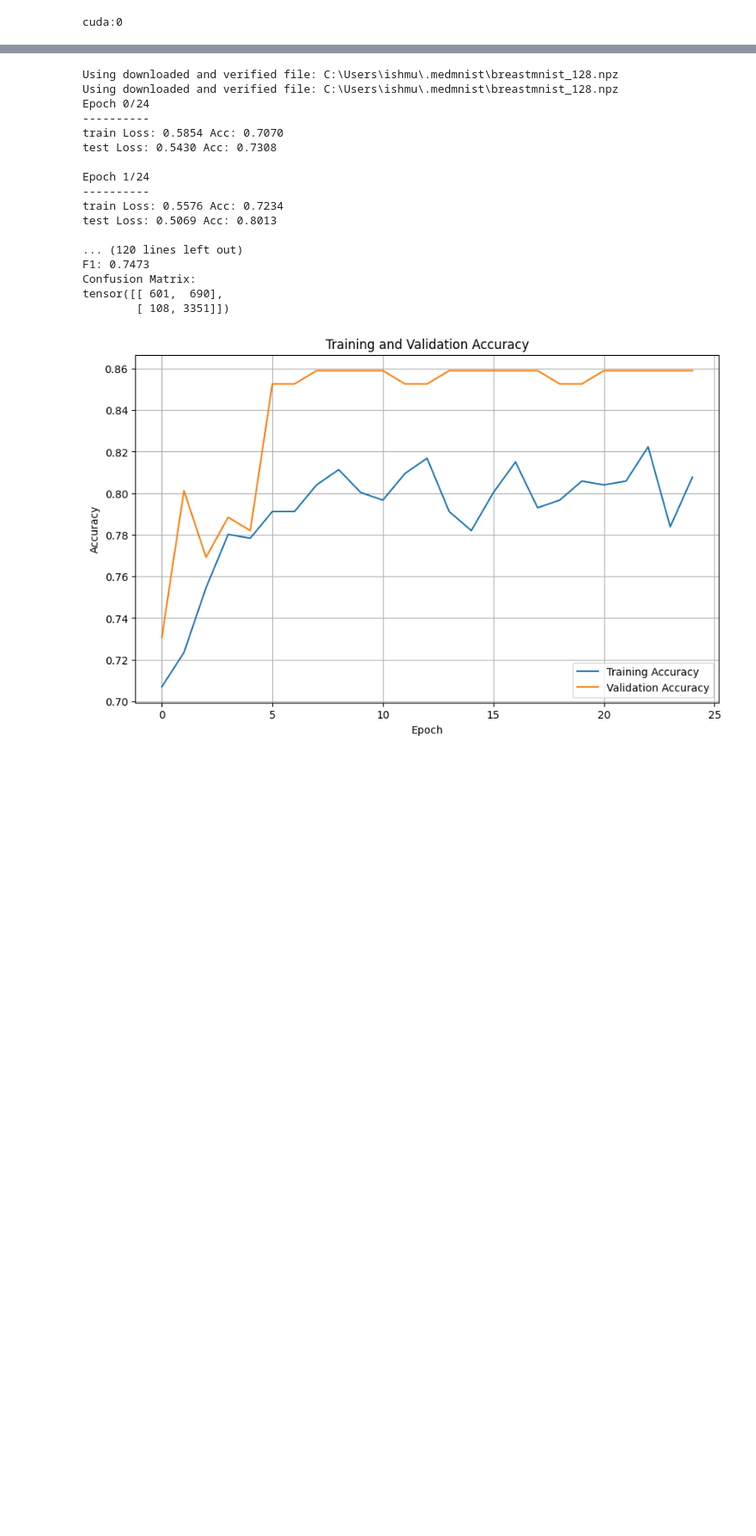
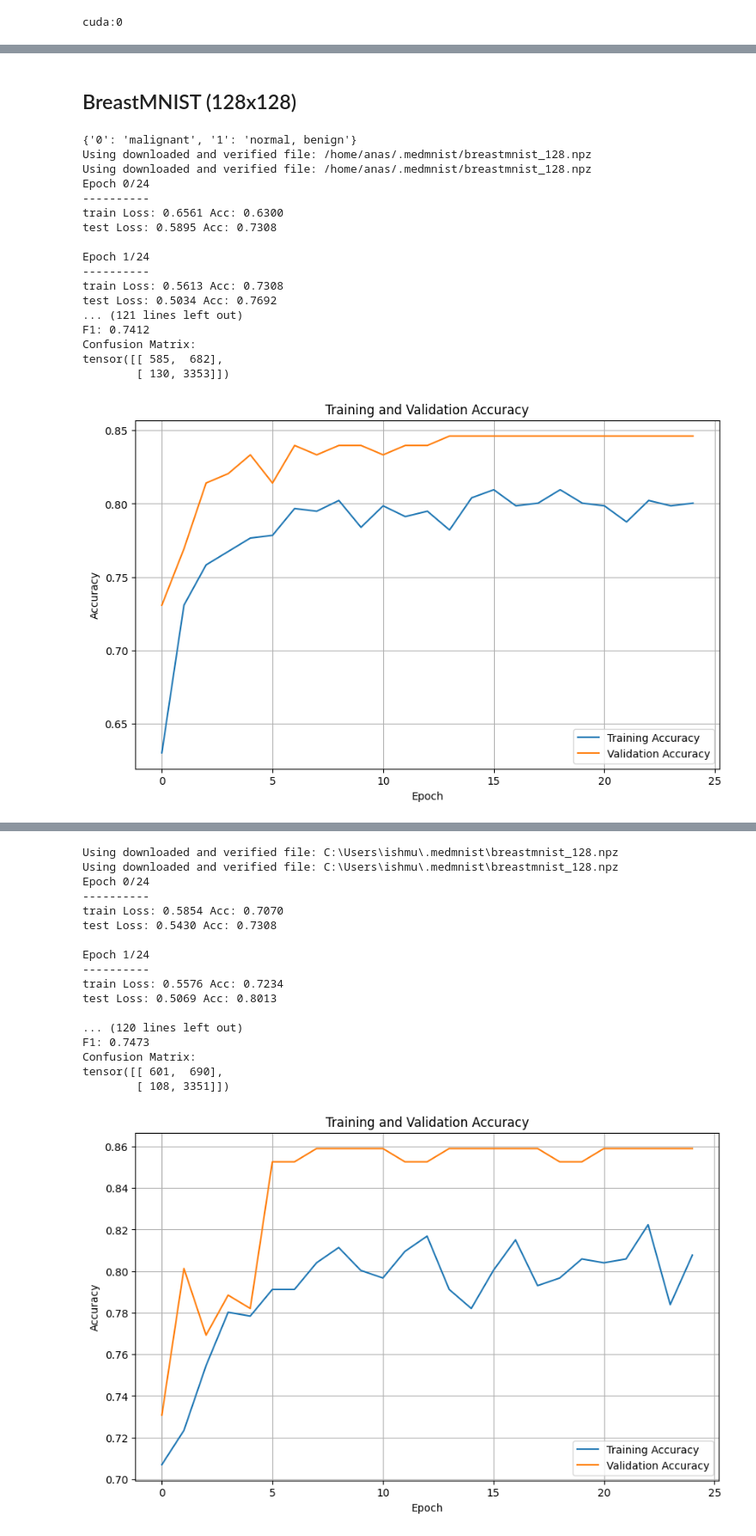
Before and after one commit to AnasIshfaque/Priv-FedTL, a Jupyter notebook: playground/Developing Transfer Learning Model/SqueezeNet_TL.ipynb, the cells around one changed output, grey strips where cells are left out. Shown at 86% size. Cells and saved outputs as stored; diff of their text form; code cells hidden in the pictures; blank space fills up the shorter version.

```diff
--- a/playground/Developing Transfer Learning Model/SqueezeNet_TL.ipynb
+++ b/playground/Developing Transfer Learning Model/SqueezeNet_TL.ipynb
@@ -24,12 +24,3 @@ from sklearn.model_selection import StratifiedKFold
 
 import medmnist
 from medmnist import INFO, Evaluator
-# %%
-data_flag = 'dermamnist'
-info = INFO[data_flag]
-task = info['task']
-n_channels = info['n_channels']
-n_classes = len(info['label'])
-
-DataClass = getattr(medmnist, info['python_class'])
-print(info['label'])
@@ -38,3 +27,6 @@ print(info['label'])
+# %%
+dataset_name = "breastmnist"
+model_name = "squeezenet"
 # %%
 device = torch.device("cuda:0" if torch.cuda.is_available() else "cpu")
 print(device)
@@ -43,5 +61,14 @@ cuda:0
 # %%
-def preTrainImageNet(model_name):
+def preTrainImageNet(model_name, dataset_name):
+    info = INFO[dataset_name]
+    task = info['task']
+    n_channels = info['n_channels']
+    n_classes = len(info['label'])
+
+    DataClass = getattr(medmnist, info['python_class'])
+    class_labels = info['label']
+    print(info['label'])
+
     data_transforms = get_transforms()
 
     BATCH_SIZE = 128
@@ -49,9 +76,6 @@ def preTrainImageNet(model_name):
     sets = ['train','test']
     image_datasets = {x:DataClass(split=x, transform=data_transforms[x], download=True, size=128)
                     for x in ['train','test']}
-    # dataloaders = {x:torch.utils.data.DataLoader(image_datasets[x],batch_size=4,
-    #                                             shuffle=True,num_workers=0)
-    #                 for x in ['train','test']}
 
     dataloaders = {'train': torch.utils.data.DataLoader(image_datasets['train'],batch_size=BATCH_SIZE,
                                                 shuffle=True,num_workers=0),
@@ -68,19 +92,17 @@ def preTrainImageNet(model_name):
     for param in pretrained_model_ImageNet.features.parameters():
         param.requires_grad = False
 
-    #exchange the last layer
-    num_classes = 2
 
     if model_name in ['googlenet', 'resnet18']:
-        pretrained_model_ImageNet.fc = nn.Linear(in_features=pretrained_model_ImageNet.fc.in_features, out_features=num_classes, device=device)
+        pretrained_model_ImageNet.fc = nn.Linear(in_features=pretrained_model_ImageNet.fc.in_features, out_features=n_classes, device=device)
     elif model_name in ['alexnet', 'vgg16']:
         num_ftrs = pretrained_model_ImageNet.classifier[6].in_features
-        pretrained_model_ImageNet.classifier[6] = nn.Linear(num_ftrs, num_classes)
+        pretrained_model_ImageNet.classifier[6] = nn.Linear(num_ftrs, n_classes)
     elif model_name == 'squeezenet':
         # Newly created modules have require_grad=True by default
         num_features = pretrained_model_ImageNet.classifier[1].in_channels
         features = list(pretrained_model_ImageNet.classifier.children())[:-3] # Remove last 3 layers
-        features.extend([nn.Conv2d(num_features, num_classes, kernel_size=1)]) # Add
+        features.extend([nn.Conv2d(num_features, n_classes, kernel_size=1)]) # Add
         features.extend([nn.ReLU(inplace=True)]) # Add
         features.extend([nn.AdaptiveAvgPool2d(output_size=(1,1))]) # Add
         pretrained_model_ImageNet.classifier = nn.Sequential(*features)
@@ -100,6 +122,6 @@ def preTrainImageNet(model_name):
     #scheduler
     step_lr_scheduler = lr_scheduler.StepLR(optimizer,step_size=7,gamma=0.1)
 
-    model_ft, metrics = train_model(pretrained_model_ImageNet, criterion, optimizer, step_lr_scheduler,
-                                    dataloaders, dataset_sizes, num_classes, num_epochs=25)
+    model_ft, metrics = train_model(pretrained_model_ImageNet, dataset_name, criterion, optimizer, step_lr_scheduler,
+                                    dataloaders, dataset_sizes, n_classes, num_epochs=25)
 # %%
@@ -296,0 +304,23 @@ def get_transforms():
+# %% [markdown]
+## BreastMNIST (128x128)
+# %%
+preTrainImageNet("squeezenet", dataset_name) #breastmnist (128x128)
+# %% [output]
+{'0': 'malignant', '1': 'normal, benign'}
+Using downloaded and verified file: /home/anas/.medmnist/breastmnist_128.npz
+Using downloaded and verified file: /home/anas/.medmnist/breastmnist_128.npz
+Epoch 0/24
+----------
+train Loss: 0.6561 Acc: 0.6300
+test Loss: 0.5895 Acc: 0.7308
+
+Epoch 1/24
+----------
+train Loss: 0.5613 Acc: 0.7308
+test Loss: 0.5034 Acc: 0.7692
+... (121 lines left out)
+F1: 0.7412
+Confusion Matrix:
+tensor([[ 585,  682],
+        [ 130, 3353]])
+[figure, added]
```
Also changed, not shown: parts of 11 cells of this notebook, 5 other files.
